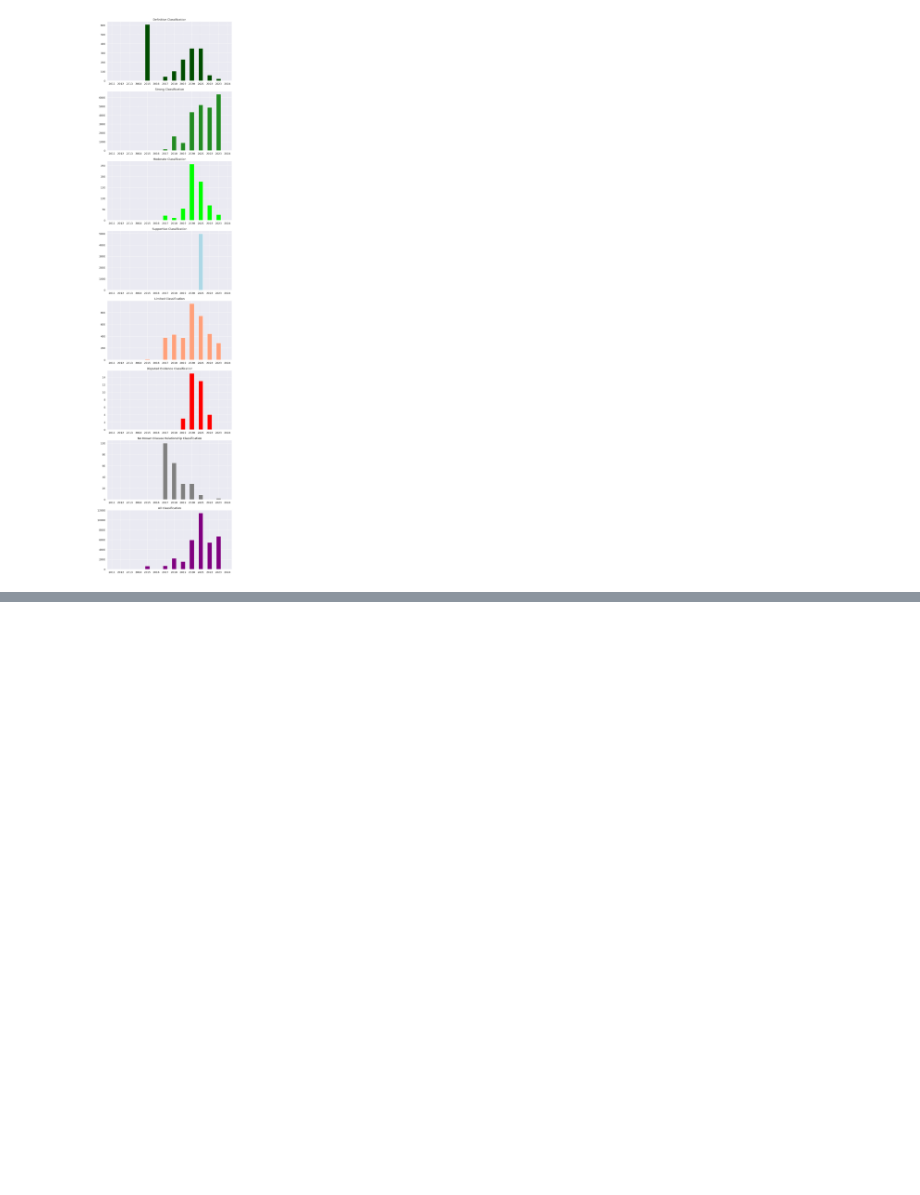
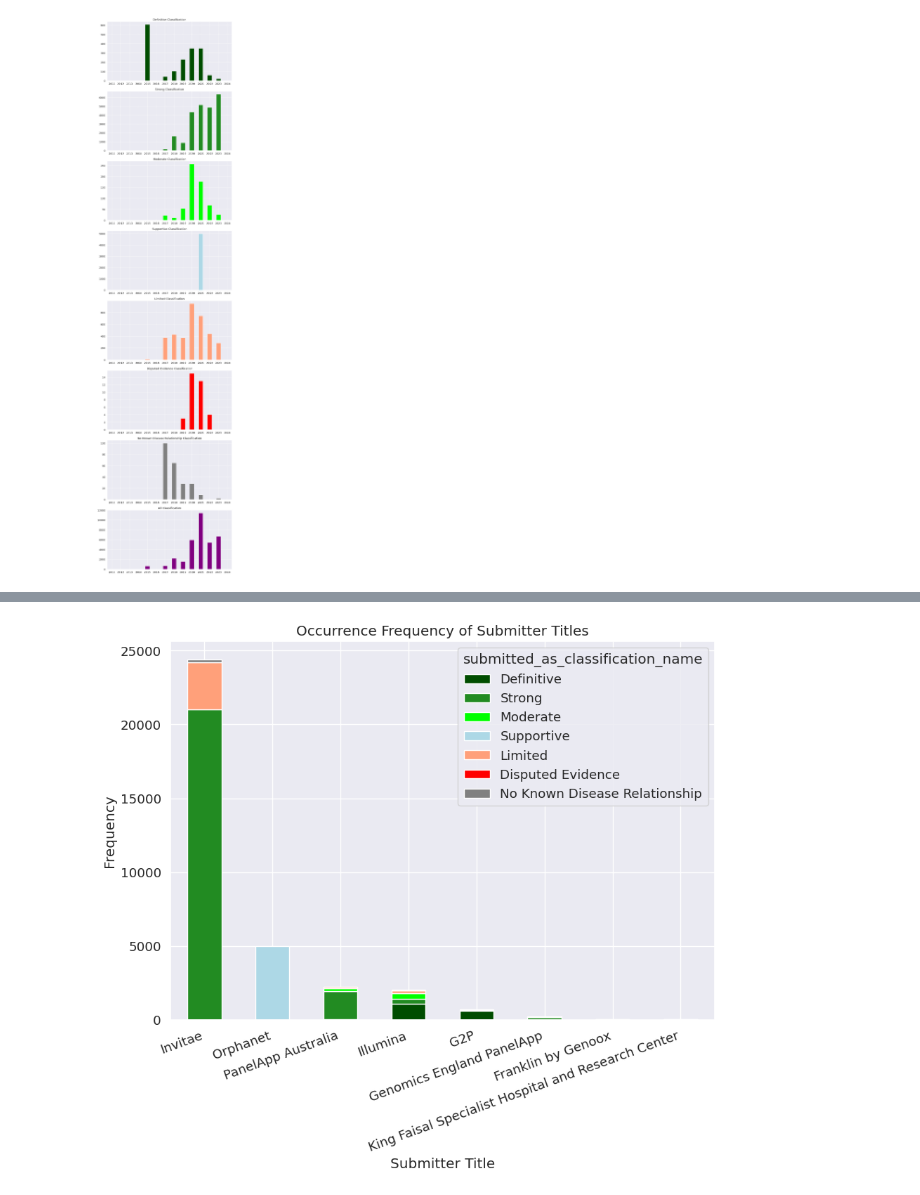
Before and after one commit to microsoft/healthfutures-evagg, a Jupyter notebook: sandbox/ash/gencc_truth_set.ipynb, the cells around one changed output, grey strips where cells are left out. Drawn from its saved outputs; the diff is of its cells as text; code cells hidden in the pictures; blank space fills up the shorter version.

```diff
--- a/sandbox/ash/gencc_truth_set.ipynb
+++ b/sandbox/ash/gencc_truth_set.ipynb
@@ -35,6 +35,10 @@ gencc_s['submitted_as_pmids'] = gencc_s['submitted_as_pmids'].str.split(',')
 # Use explode to have each number appear on a separate row
 gencc_s = gencc_s.explode('submitted_as_pmids').reset_index(drop=True)
 
+# Remove rows with NaN or empty values in the "submitted_as_pmids" column
+gencc_s = gencc_s.dropna(subset=['submitted_as_pmids'])
+gencc_s['submitted_as_pmids'] = gencc_s['submitted_as_pmids'].str.replace(' ', '')
+
 # Print the DataFrame
 print(gencc_s.shape)
 
@@ -201,0 +350,44 @@ plt.show()
+# %%
+# Classification Frequency by Submitter Title
+
+# Create a color dictionary
+color_dict = {
+    'Definitive': (0, 0.3, 0),
+    'Strong': 'forestgreen',
+    'Moderate': (0, 1, 0),
+    'Supportive': 'lightblue',
+    'Limited': 'lightsalmon',
+    'Disputed Evidence': 'red',
+    'No Known Disease Relationship': 'grey'
+}
+
+# Group by 'submitter_title' and 'submitted_as_classification_name', count the size, unstack and fill NaN with 0
+grouped_df = gencc_s.groupby(['submitter_title', 'submitted_as_classification_name']).size().unstack(fill_value=0)
+
+# Sort the columns based on the order in color_dict
+grouped_df = grouped_df[list(color_dict.keys())]
+
+# Add a total column
+grouped_df['Total'] = grouped_df.sum(axis=1)
+
+# Sort by the total column in descending order
+grouped_df = grouped_df.sort_values('Total', ascending=False)
+
+# Remove the total column
+grouped_df = grouped_df.drop(columns='Total')
+
+# Plot a stacked bar plot with the colors from color_dict
+grouped_df.plot(kind='bar', stacked=True, color=list(color_dict.values()), figsize=(10, 7))
+
+plt.title('Occurrence Frequency of Submitter Titles')
+plt.xlabel('Submitter Title')
+plt.ylabel('Frequency')
+
+plt.xticks(rotation=20, ha='right')
+# REMOVE HERE FOR FULL PLOT
+#plt.ylim(0, 300)
+# remove legend
+#plt.legend().remove()
+plt.show()
+# %% [output]
+[figure, added]
```
Also changed, not shown: parts of 10 cells of this notebook, 2 other files.
